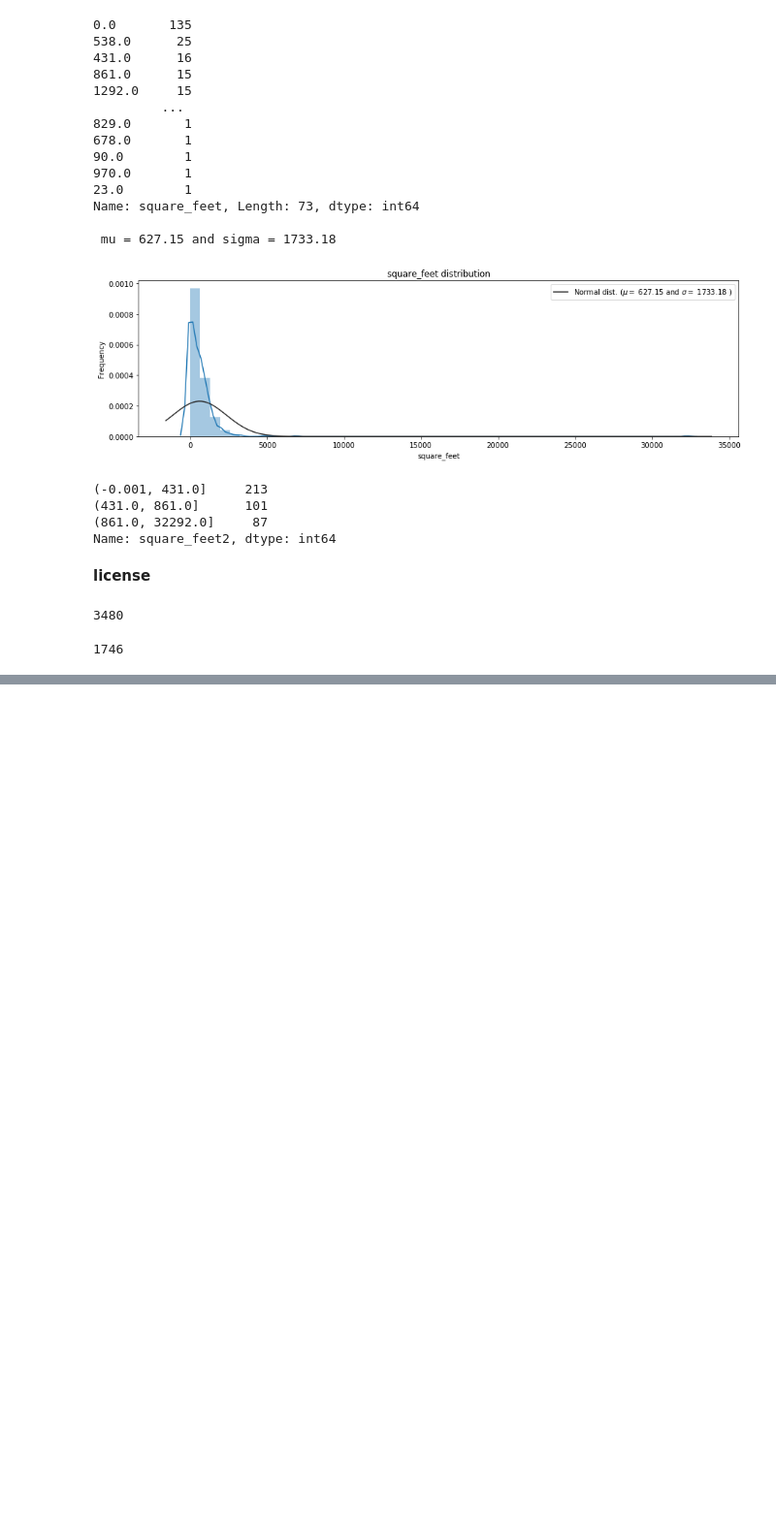
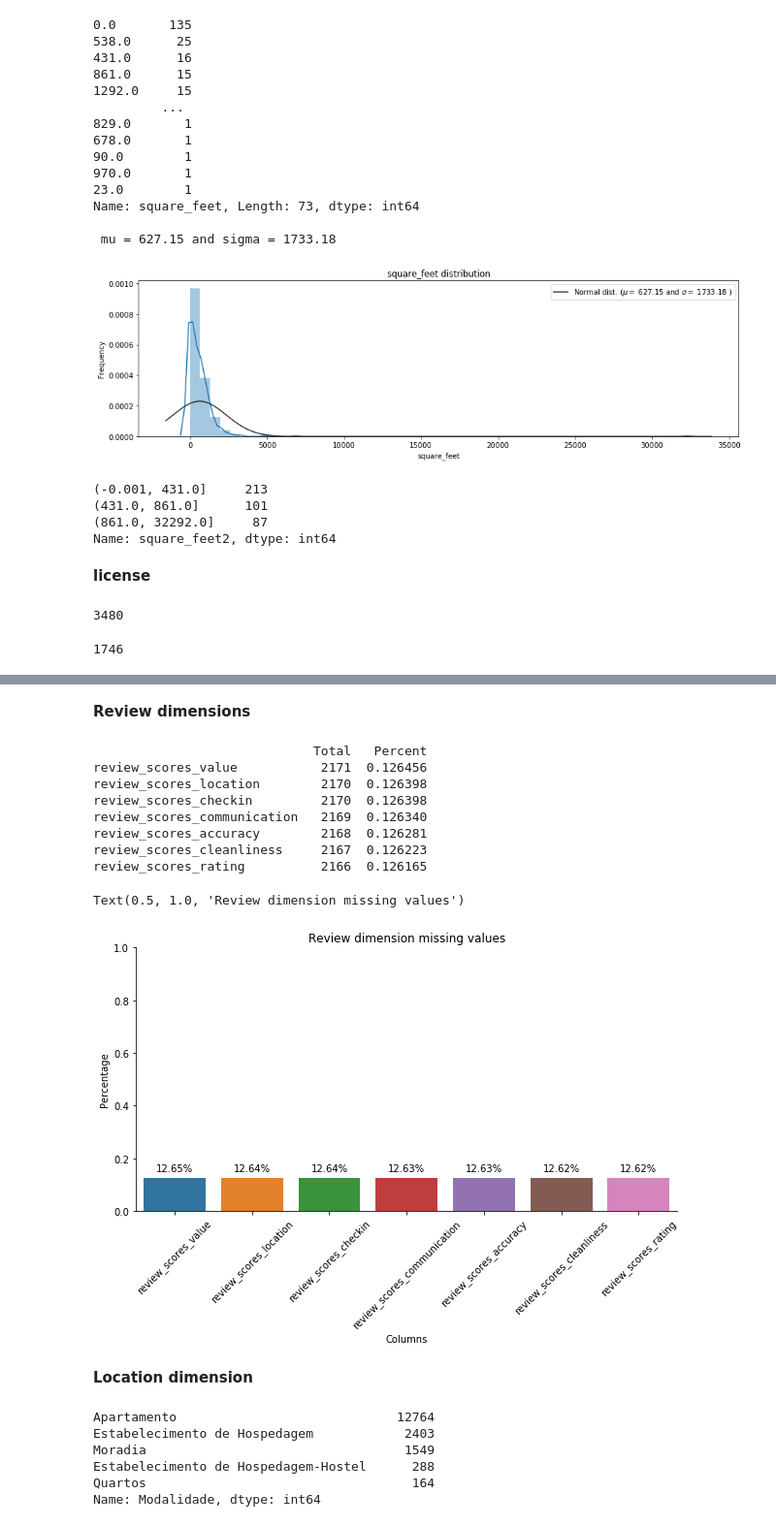
Before and after one commit to beatriz-lima/TPD-Airbnb-Data, a Jupyter notebook: eda.ipynb, the cells around one changed output, grey strips where cells are left out. Shown at 97% size. Saved outputs shown, nothing was run; the diff lists cells and outputs as text; code cells hidden in the pictures; blank space fills up the shorter version.

```diff
--- a/eda.ipynb
+++ b/eda.ipynb
@@ -360,0 +448,43 @@ See the caveats in the documentation: http://pandas.pydata.org/pandas-docs/stabl
+# %% [markdown]
+**Review dimensions**
+# %%
+columns = [
+'review_scores_rating',
+'review_scores_accuracy',
+'review_scores_cleanliness',
+'review_scores_checkin',
+'review_scores_communication',
+'review_scores_location',
+'review_scores_value'
+]
+
+ax = missing_data(df_result,columns)
+set_bar_amount(ax)
+ax.set_xlabel('Columns')
+ax.set_ylabel('Percentage')
+plt.ylim(0,1)
+ax.spines['right'].set_visible(False)
+ax.spines['top'].set_visible(False)
+ax.set_title('Review dimension missing values')
+# %% [output]
+                             Total   Percent
+review_scores_value           2171  0.126456
+review_scores_location        2170  0.126398
+review_scores_checkin         2170  0.126398
+review_scores_communication   2169  0.126340
+review_scores_accuracy        2168  0.126281
+review_scores_cleanliness     2167  0.126223
+review_scores_rating          2166  0.126165
+Text(0.5, 1.0, 'Review dimension missing values')
+[figure, added]
+# %% [markdown]
+**Location dimension**
+# %%
+df_result.Modalidade.value_counts()
+# %% [output]
+Apartamento                             12764
+Estabelecimento de Hospedagem            2403
+Moradia                                  1549
+Estabelecimento de Hospedagem-Hostel      288
+Quartos                                   164
+Name: Modalidade, dtype: int64
```
Also changed, not shown: parts of 24 cells of this notebook.
